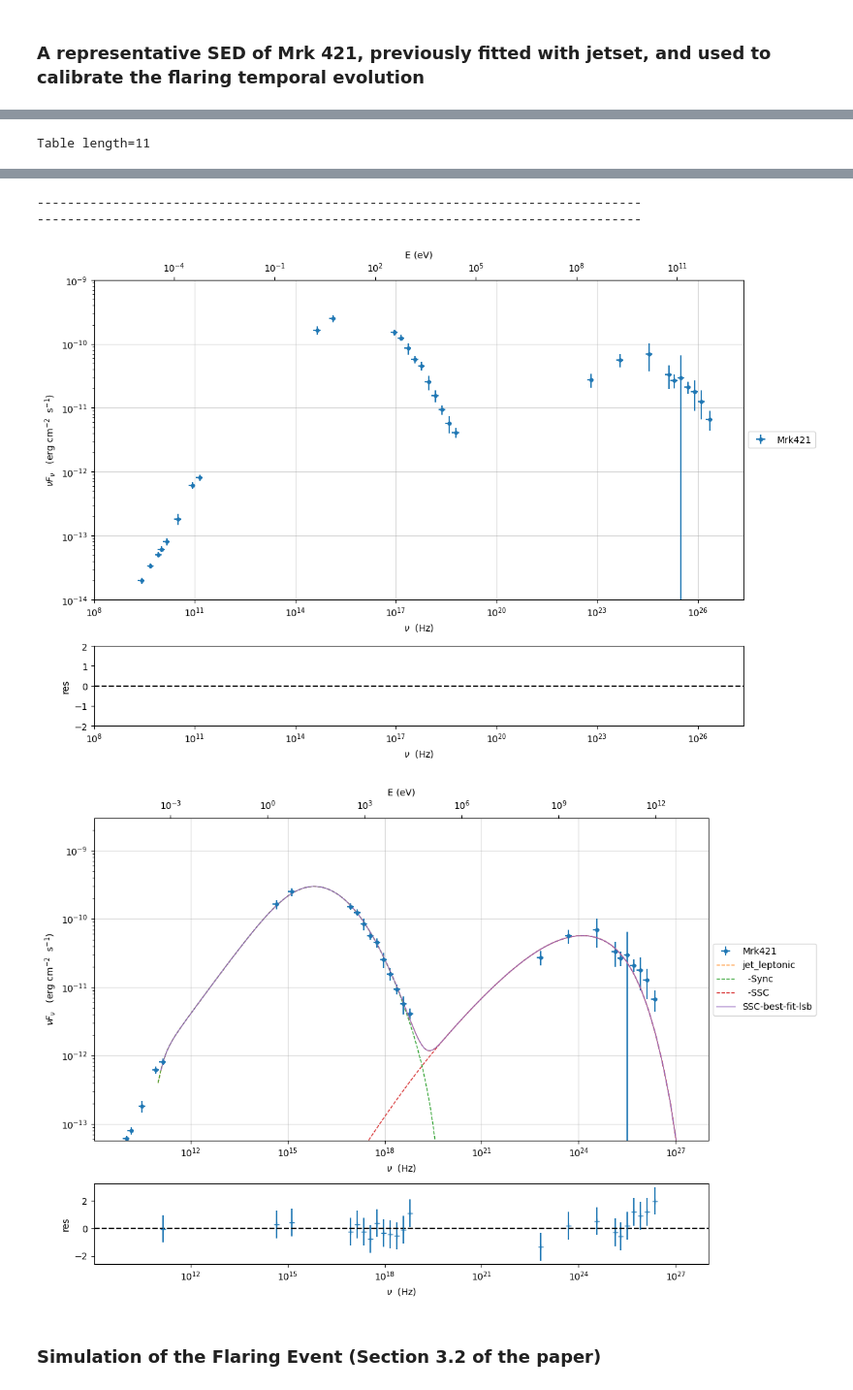
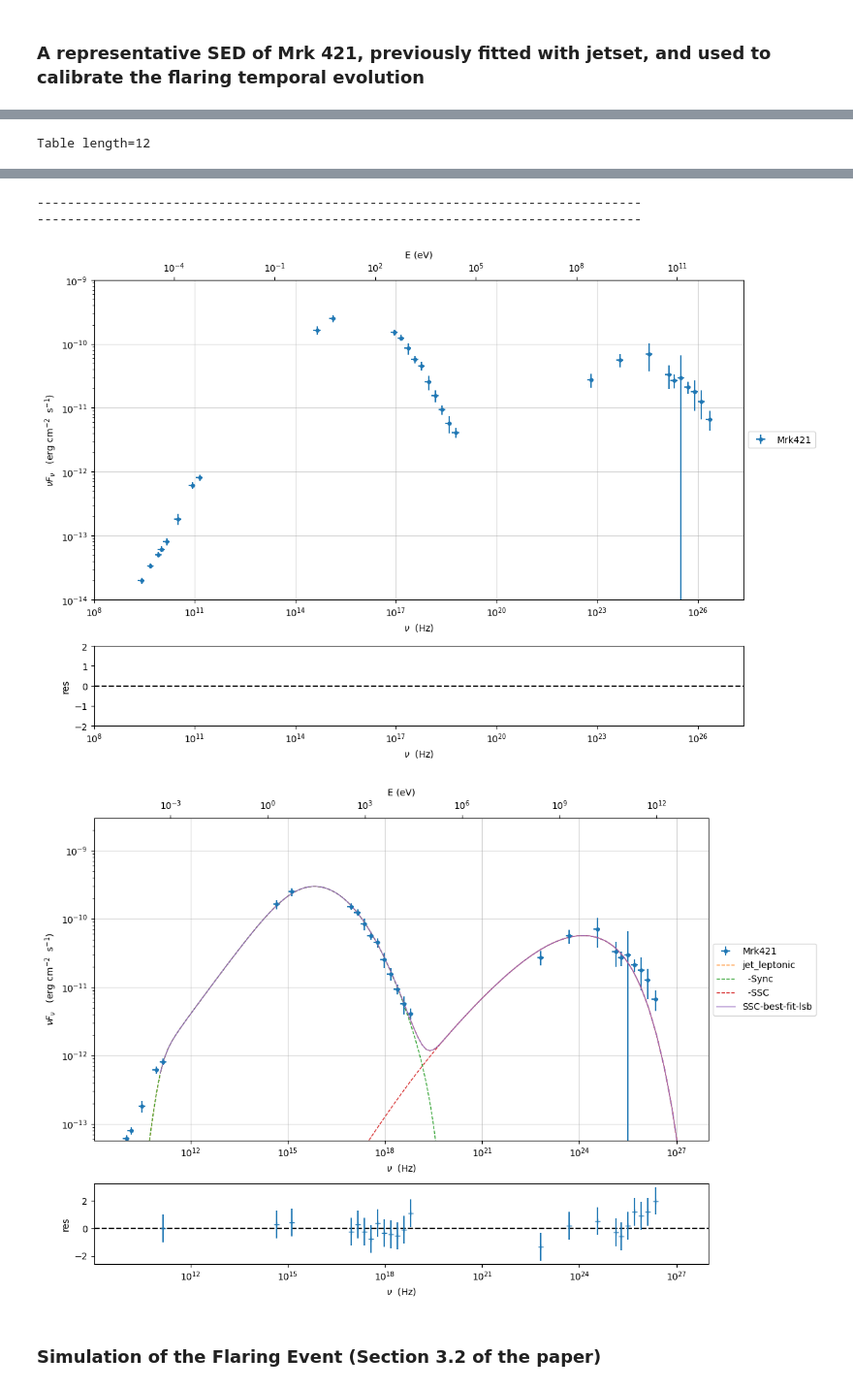
Before and after one commit to andreatramacere/adiabatic_exp_radio_gamma_delay, a Jupyter notebook: jetset_sim_and_analysis/Flare_sim.ipynb, the cells around one changed output, grey strips where cells are left out. Shown at 97% size. Drawn from its saved outputs; the diff is of its cells as text; code cells hidden in the pictures.

```diff
--- a/jetset_sim_and_analysis/Flare_sim.ipynb
+++ b/jetset_sim_and_analysis/Flare_sim.ipynb
@@ -30,8 +29,8 @@ if jetset.__version__<'1.2.1':
 else:
     p.setlim(y_min=1E-14,y_max=1E-9,x_min=1E8)
 
-from jetset.model_manager import  FitModel
-fit_model=FitModel.load_model('processing/fit_model_lsb_mjd56302.pkl')
+
+fit_model=load_model()
 fit_model.plot_model(sed_data=sed_data)
 fit_model.show_model()
 # %% [output]
@@ -52,5 +51,5 @@ name: SSC-best-fit-lsb
 flux plot lower bound   :  1.000000e-30
 
 --------------------------------------------------------------------------------
-Table length=11
+Table length=12
 | model name | name | par type | units | val | phys. bound. min | phys. bound. max | log | frozen |
@@ -68,7 +68,7 @@ Table length=11
 --------------------------------------------------------------------------------
 --------------------------------------------------------------------------------
 [figure]
-[figure, old version]
+[figure, new version]
 # %% [markdown]
 ### Simulation of the Flaring Event (Section 3.2 of the paper)
 # %%
```
Also changed, not shown: parts of 6 cells of this notebook, 3 other files.
